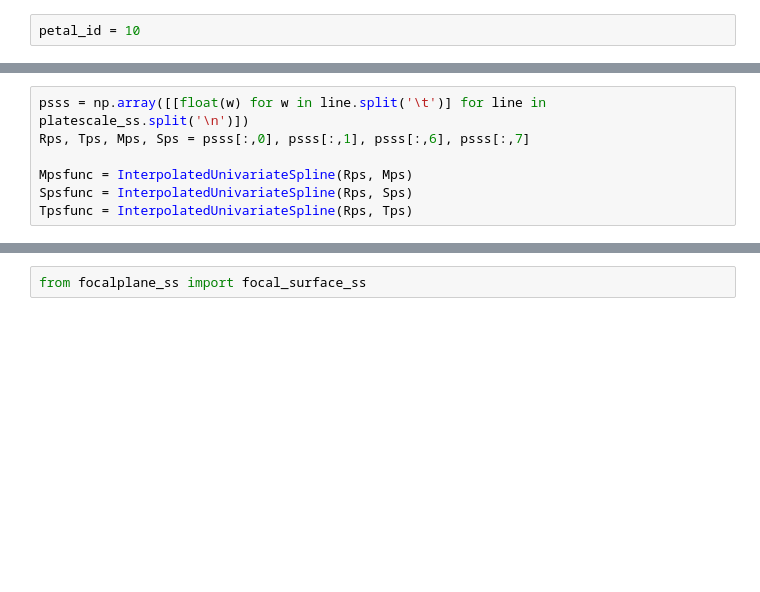
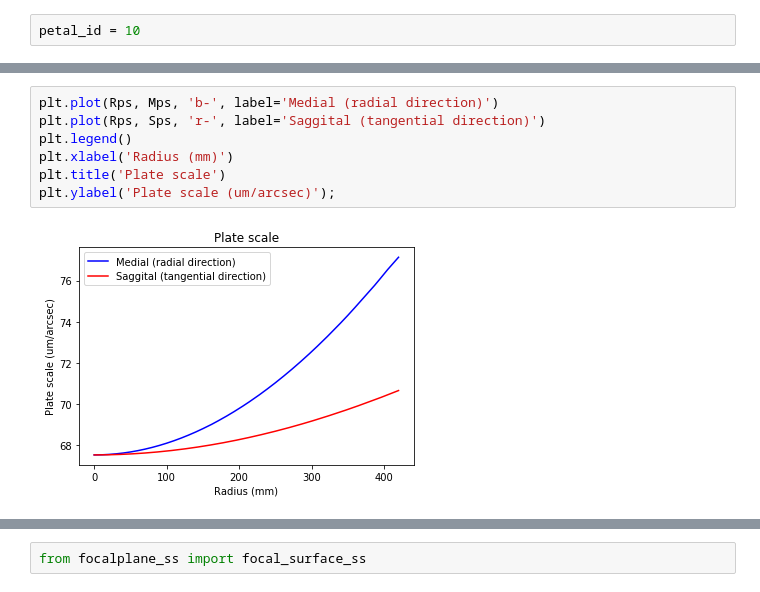
Before and after one commit to dstndstn/desi-commish, a Jupyter notebook: gif-fif.ipynb, the cells around one changed output, grey strips where cells are left out. Drawn from its saved outputs; the diff is of its cells as text; blank space fills up the shorter version.

```diff
--- a/gif-fif.ipynb
+++ b/gif-fif.ipynb
@@ -184,7 +19,0 @@ plt.axis('equal');
-# %%
-psss = np.array([[float(w) for w in line.split('\t')] for line in platescale_ss.split('\n')])
-Rps, Tps, Mps, Sps = psss[:,0], psss[:,1], psss[:,6], psss[:,7]
-
-Mpsfunc = InterpolatedUnivariateSpline(Rps, Mps)
-Spsfunc = InterpolatedUnivariateSpline(Rps, Sps)
-Tpsfunc = InterpolatedUnivariateSpline(Rps, Tps)
@@ -287,0 +71,9 @@ r1tan,d1tan = sip.wcstan.pixelxy2radec(np.zeros_like(yy) + 2048, yy)
+# %%
+plt.plot(Rps, Mps, 'b-', label='Medial (radial direction)')
+plt.plot(Rps, Sps, 'r-', label='Saggital (tangential direction)')
+plt.legend()
+plt.xlabel('Radius (mm)')
+plt.title('Plate scale')
+plt.ylabel('Plate scale (um/arcsec)');
+# %% [output]
+[figure, added]
```
Also changed, not shown: parts of 64 cells of this notebook, 2 other files.
